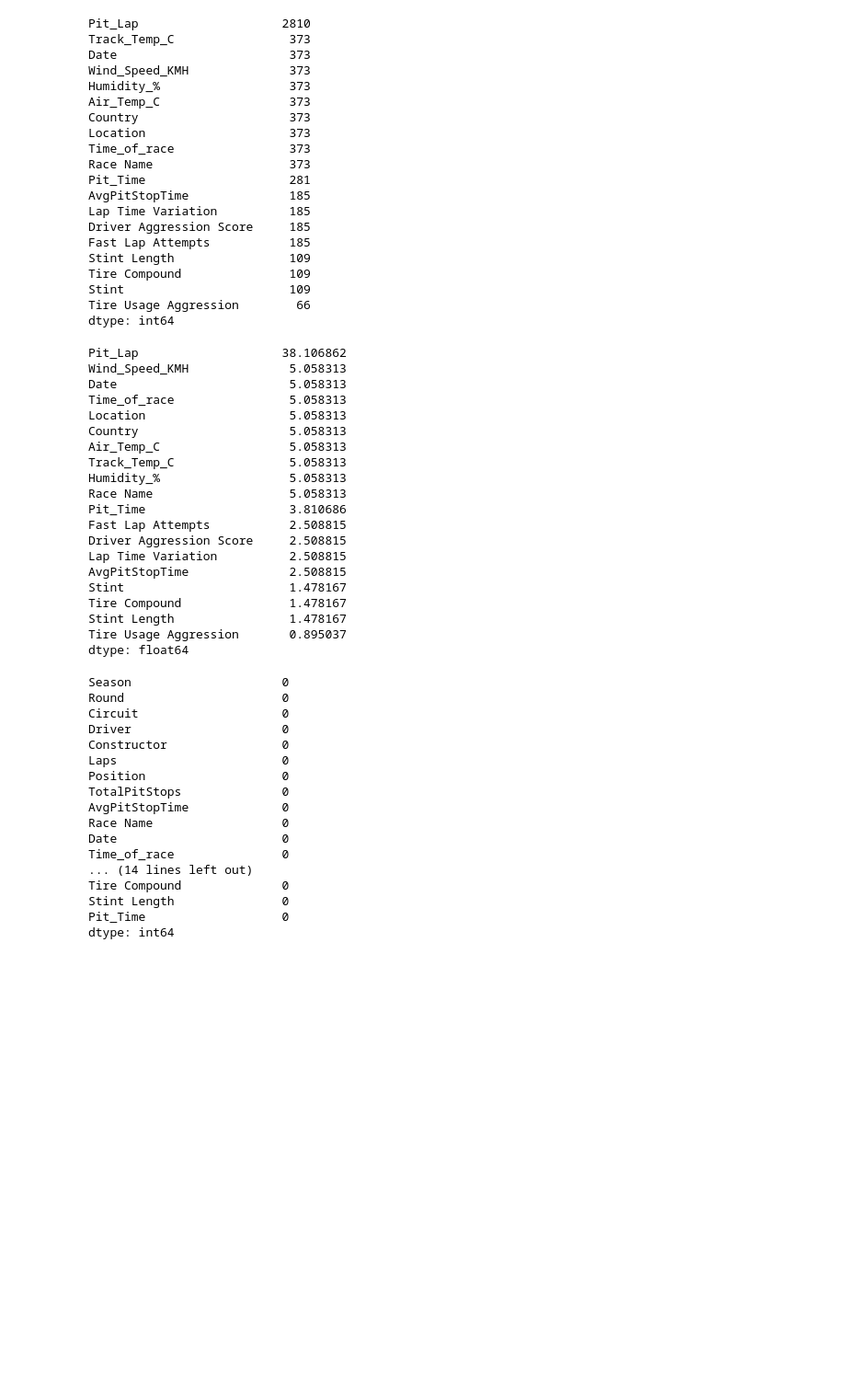
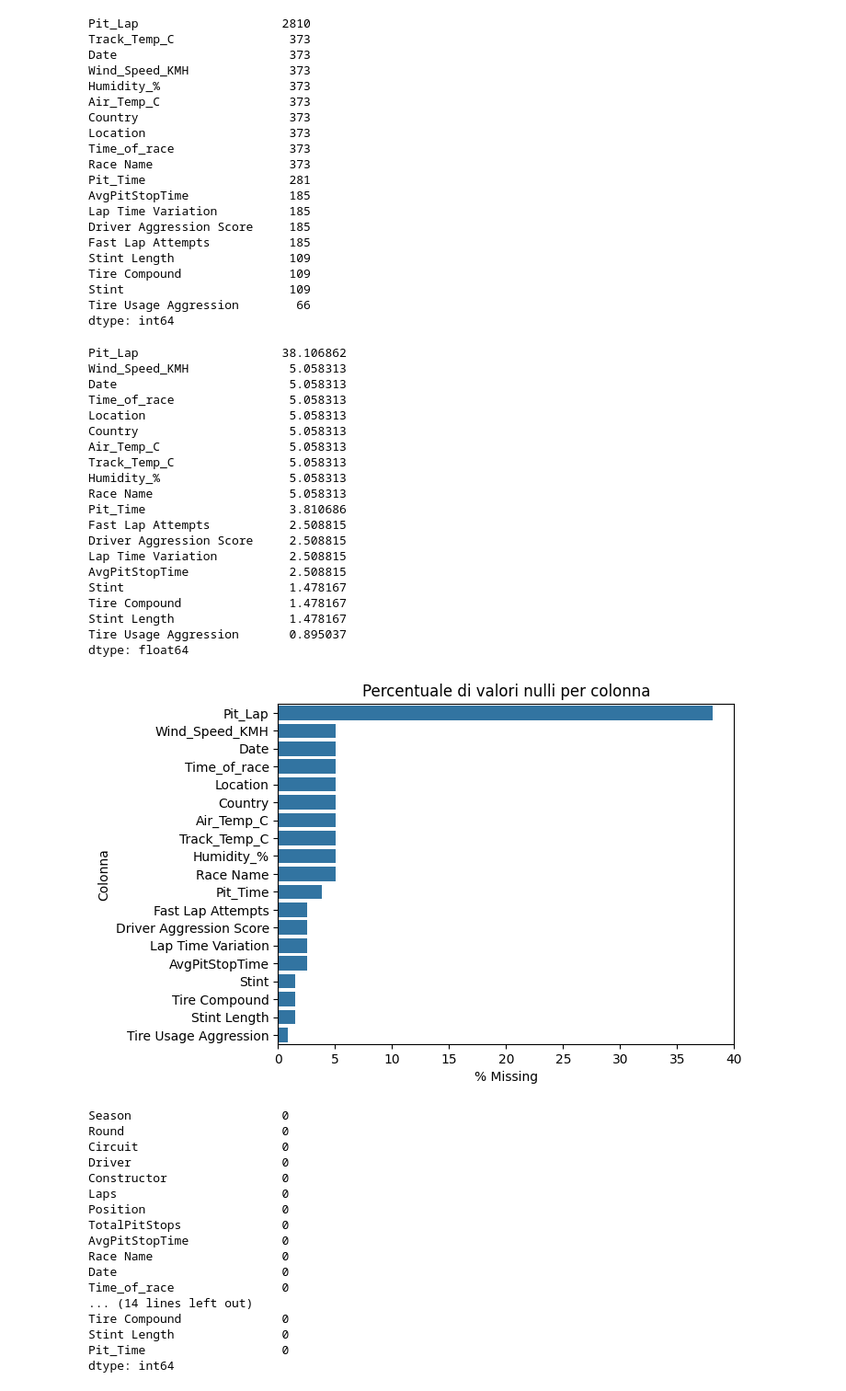
Before and after one commit to aminb00/StatisticalLearningProject, a Jupyter notebook: DataPreparation.ipynb, the cells around one changed output. Shown at 92% size. Saved outputs shown, nothing was run; the diff lists cells and outputs as text; code cells hidden in the pictures; blank space fills up the shorter version.

```diff
--- a/DataPreparation.ipynb
+++ b/DataPreparation.ipynb
@@ -109,29 +116,35 @@ dtype: int64
 # %%
 # Controllo in percentuale quanti dati mancano così da capire come trattarli, pongo una soglia di eliminazione del regressore nel caso di +30% di dati mancanti
 missing_pct = df.isnull().mean() * 100
 missing_only = missing_pct[missing_pct > 0].sort_values(ascending=False)
 print(missing_only)
+sns.barplot(x=missing_only.values, y=missing_only.index)
+plt.title('Percentuale di valori nulli per colonna')
+plt.xlabel('% Missing')
+plt.ylabel('Colonna')
+plt.show()
 # %% [output]
 Pit_Lap                    38.106862
 Wind_Speed_KMH              5.058313
 Date                        5.058313
 Time_of_race                5.058313
 Location                    5.058313
 Country                     5.058313
 Air_Temp_C                  5.058313
 Track_Temp_C                5.058313
 Humidity_%                  5.058313
 Race Name                   5.058313
 Pit_Time                    3.810686
 Fast Lap Attempts           2.508815
 Driver Aggression Score     2.508815
 Lap Time Variation          2.508815
 AvgPitStopTime              2.508815
 Stint                       1.478167
 Tire Compound               1.478167
 Stint Length                1.478167
 Tire Usage Aggression       0.895037
 dtype: float64
+[figure, added]
 # %%
 #droppiamo le righe con i valori nulli e le colonne con più del 30% di dati nulli
 df.dropna(axis=0, inplace=True)
```
Also changed, not shown: parts of 25 cells of this notebook.
